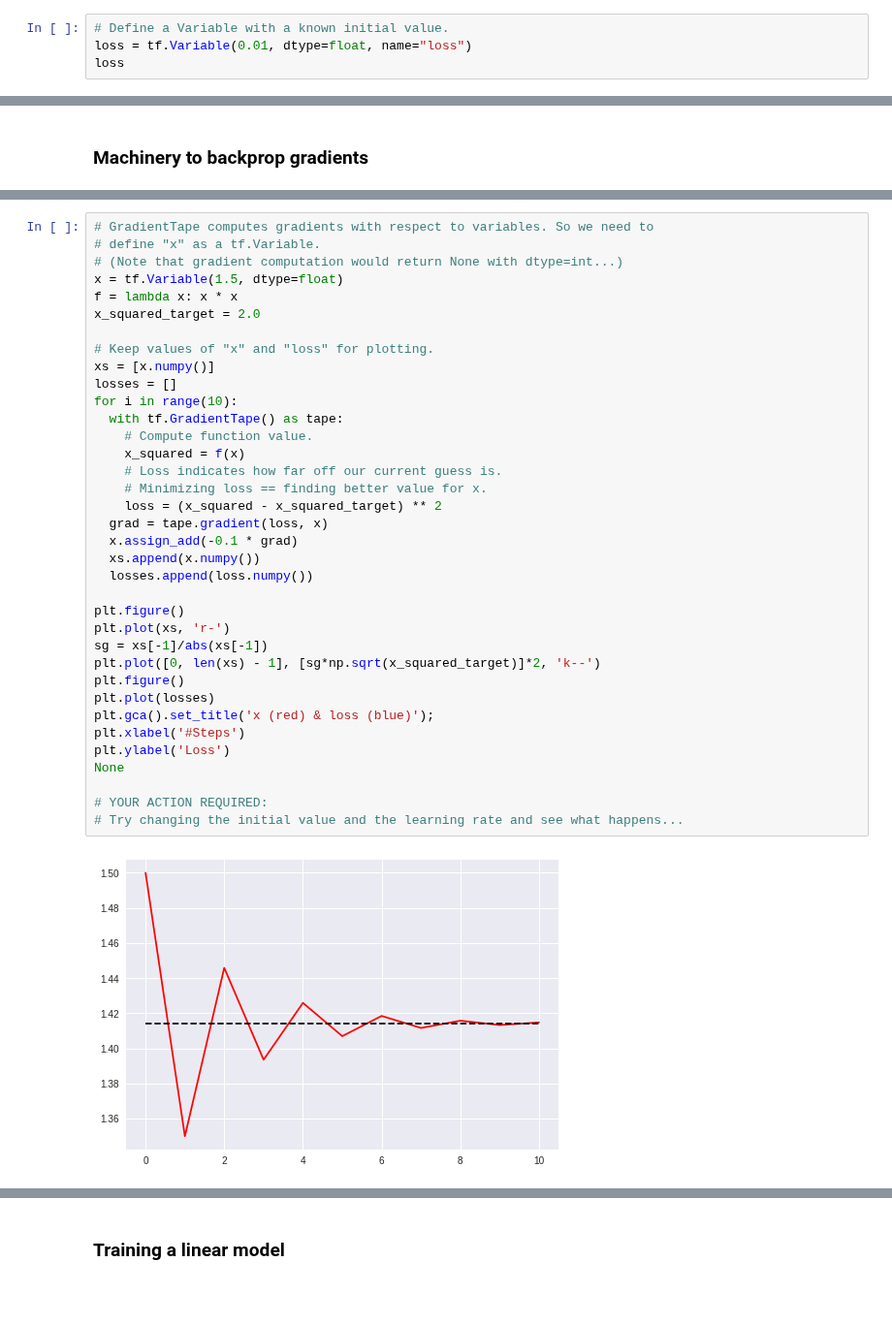
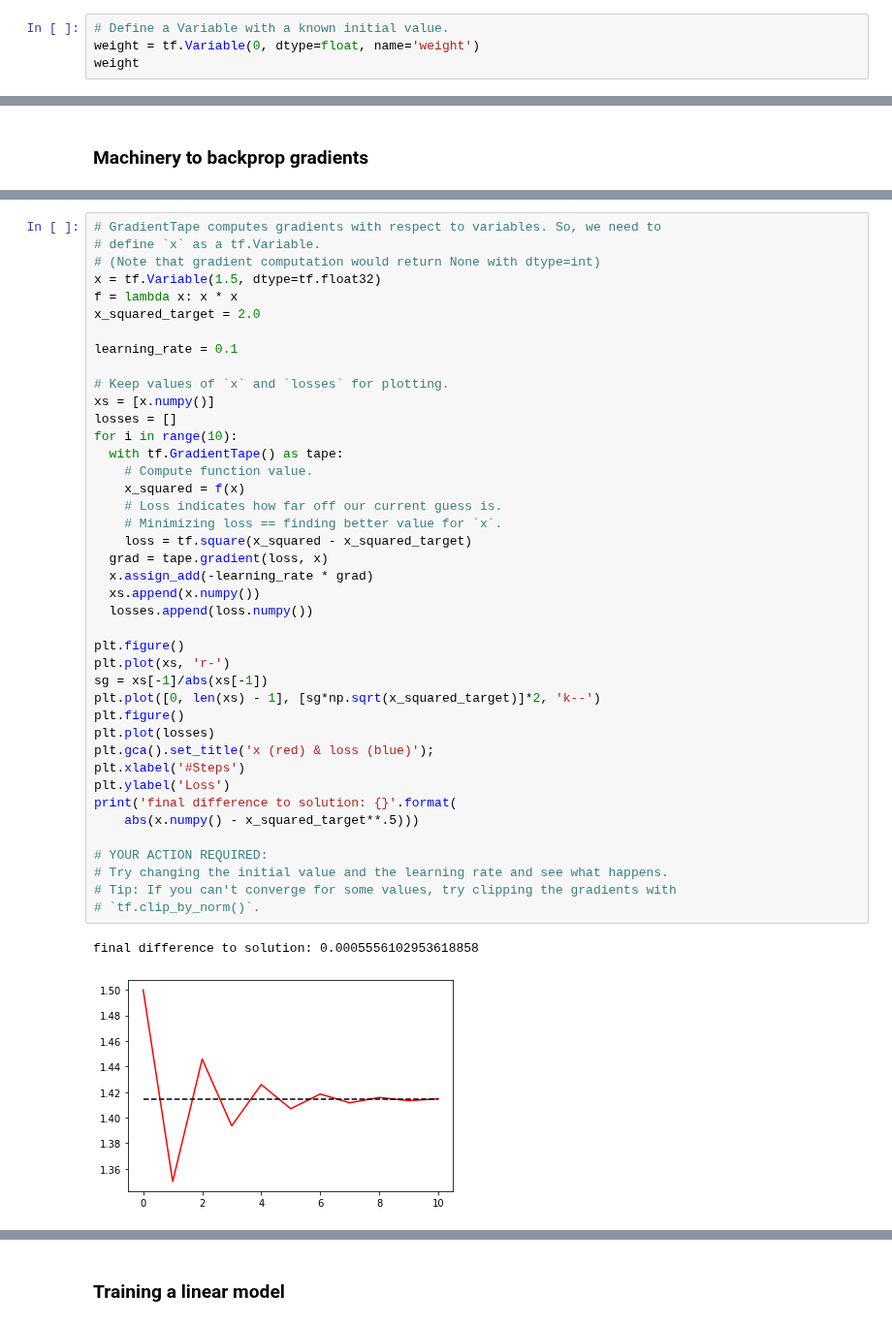
Before and after one commit to tensorflow/workshops, a Jupyter notebook: extras/amld/notebooks/solutions/3_eager.ipynb, the cells around one changed output, grey strips where cells are left out. Shown at 97% size. Saved outputs shown, nothing was run; the diff lists cells and outputs as text; blank space fills up the shorter version.

```diff
--- a/extras/amld/notebooks/solutions/3_eager.ipynb
+++ b/extras/amld/notebooks/solutions/3_eager.ipynb
@@ -99,5 +112,5 @@ Two options to do so are:
 # %%
 # Define a Variable with a known initial value.
-loss = tf.Variable(0.01, dtype=float, name="loss")
-loss
+weight = tf.Variable(0, dtype=float, name='weight')
+weight
 # %% [output]
@@ -339,40 +365,46 @@ $x:= x - \eta * \triangledown_x loss$
 
 Furthermore, we assume an initial guess of $x = 1.5$.
 # %%
-# GradientTape computes gradients with respect to variables. So we need to
-# define "x" as a tf.Variable.
-# (Note that gradient computation would return None with dtype=int...)
-x = tf.Variable(1.5, dtype=float)
+# GradientTape computes gradients with respect to variables. So, we need to
+# define `x` as a tf.Variable.
+# (Note that gradient computation would return None with dtype=int)
+x = tf.Variable(1.5, dtype=tf.float32)
 f = lambda x: x * x
 x_squared_target = 2.0
 
-# Keep values of "x" and "loss" for plotting.
+learning_rate = 0.1
+
+# Keep values of `x` and `losses` for plotting.
 xs = [x.numpy()]
 losses = []
 for i in range(10):
   with tf.GradientTape() as tape:
     # Compute function value.
     x_squared = f(x)
     # Loss indicates how far off our current guess is.
-    # Minimizing loss == finding better value for x.
-    loss = (x_squared - x_squared_target) ** 2
+    # Minimizing loss == finding better value for `x`.
+    loss = tf.square(x_squared - x_squared_target)
   grad = tape.gradient(loss, x)
-  x.assign_add(-0.1 * grad)
+  x.assign_add(-learning_rate * grad)
   xs.append(x.numpy())
   losses.append(loss.numpy())
 
 plt.figure()
 plt.plot(xs, 'r-')
 sg = xs[-1]/abs(xs[-1])
 plt.plot([0, len(xs) - 1], [sg*np.sqrt(x_squared_target)]*2, 'k--')
 plt.figure()
 plt.plot(losses)
 plt.gca().set_title('x (red) & loss (blue)');
 plt.xlabel('#Steps')
 plt.ylabel('Loss')
-None
+print('final difference to solution: {}'.format(
+    abs(x.numpy() - x_squared_target**.5)))
 
 # YOUR ACTION REQUIRED:
-# Try changing the initial value and the learning rate and see what happens...
+# Try changing the initial value and the learning rate and see what happens.
+# Tip: If you can't converge for some values, try clipping the gradients with
+# `tf.clip_by_norm()`.
 # %% [output]
+final difference to solution: 0.0005556102953618858
-[figure, old version]
+[figure, new version]
```
Also changed, not shown: parts of 95 cells of this notebook, 10 other files.
